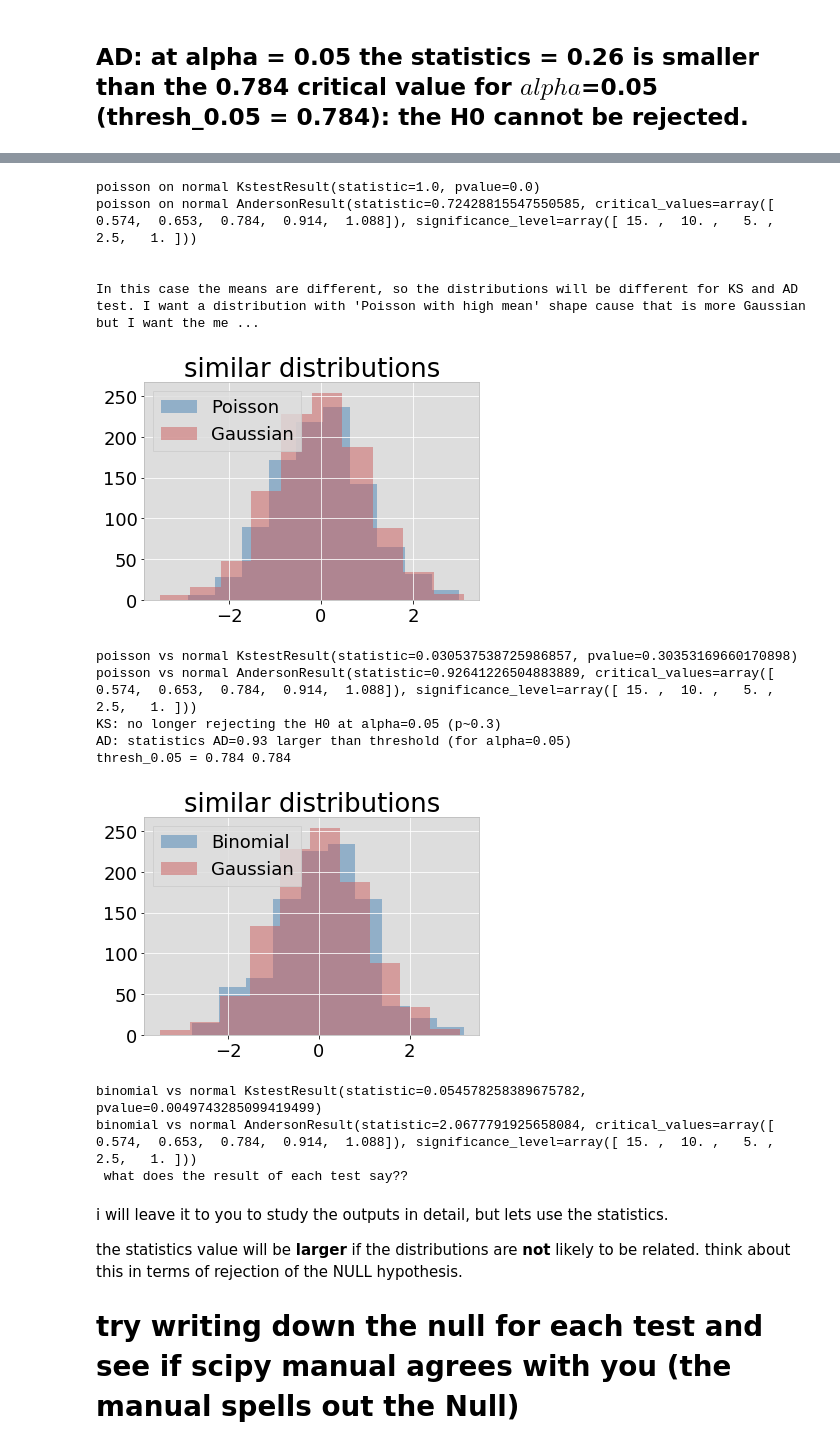
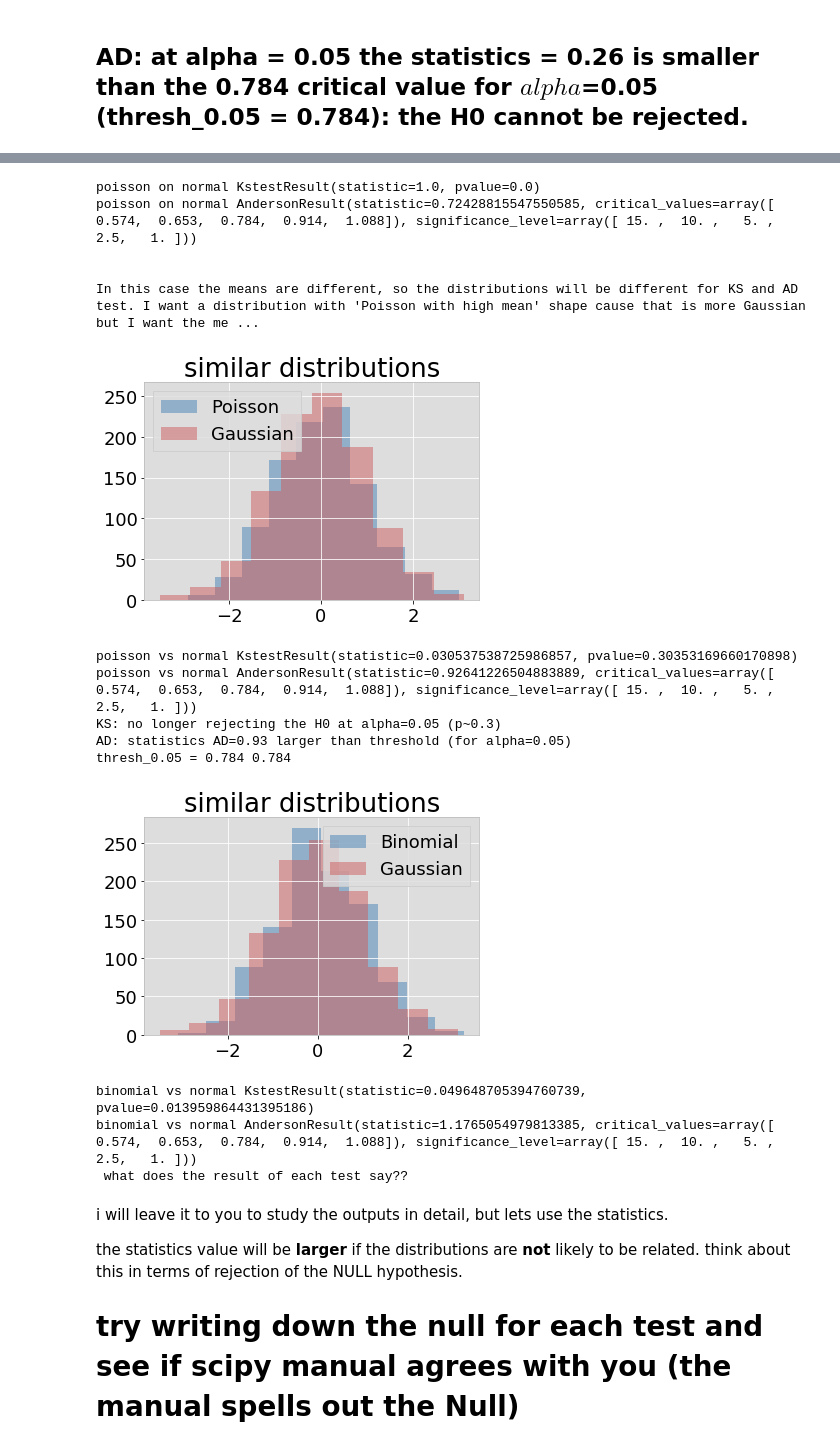
Before and after one commit to fedhere/PUI2017_fb55, a Jupyter notebook: HW5_fb55/Assignment2_instructions.ipynb, the cells around one changed output, grey strips where cells are left out. Drawn from its saved outputs; the diff is of its cells as text; code cells hidden in the pictures.

```diff
--- a/HW5_fb55/Assignment2_instructions.ipynb
+++ b/HW5_fb55/Assignment2_instructions.ipynb
@@ -98,37 +98,37 @@ print ("AD: statistics AD=0.93 larger than threshold (for alpha=0.05) ")
 threshold = scipy.stats.anderson(dist_n,
                                  dist='norm')[1][scipy.stats.anderson(dist_n,
                                                                       dist='norm')[2]==[5.0]]
 print ("thresh_0.05 = 0.784", threshold[0])
 
 #binomial with n=10, p=0.5 => mean=np=5, stdev=sqrt(np(1-p))
-n, p = 100, 0.5
+n, p = 200, 0.5
 dist_b = (np.random.binomial(n, p, 1000) - n * p) / np.sqrt(n * p * (1 - p))  #subtract mean divide by stdev
 pl.figure()
 pl.hist(dist_b, alpha=0.5, label="Binomial")
 pl.hist(dist_n, alpha=0.5, label="Gaussian")
 pl.legend()
 pl.title("similar distributions")
 pl.show()
 
 print ("binomial vs normal", scipy.stats.kstest(dist_b,'norm'))
 print ("binomial vs normal", scipy.stats.anderson(dist_b, dist='norm'))
 print (" what does the result of each test say??")
 # %% [output]
 [figure]
 poisson on normal KstestResult(statistic=1.0, pvalue=0.0)
 poisson on normal AndersonResult(statistic=0.72428815547550585, critical_values=array([ 0.574,  0.653,  0.784,  0.914,  1.088]), significance_level=array([ 15. ,  10. ,   5. ,   2.5,   1. ]))
 
 
 In this case the means are different, so the distributions will be different for KS and AD test. I want a distribution with 'Poisson with high mean' shape cause that is more Gaussian but I want the me ...
 [figure]
 poisson vs normal KstestResult(statistic=0.030537538725986857, pvalue=0.30353169660170898)
 poisson vs normal AndersonResult(statistic=0.92641226504883889, critical_values=array([ 0.574,  0.653,  0.784,  0.914,  1.088]), significance_level=array([ 15. ,  10. ,   5. ,   2.5,   1. ]))
 KS: no longer rejecting the H0 at alpha=0.05 (p~0.3)
 AD: statistics AD=0.93 larger than threshold (for alpha=0.05)
 thresh_0.05 = 0.784 0.784
-[figure, old version]
+[figure, new version]
-binomial vs normal KstestResult(statistic=0.054578258389675782, pvalue=0.0049743285099419499)
-binomial vs normal AndersonResult(statistic=2.0677791925658084, critical_values=array([ 0.574,  0.653,  0.784,  0.914,  1.088]), significance_level=array([ 15. ,  10. ,   5. ,   2.5,   1. ]))
+binomial vs normal KstestResult(statistic=0.049648705394760739, pvalue=0.013959864431395186)
+binomial vs normal AndersonResult(statistic=1.1765054979813385, critical_values=array([ 0.574,  0.653,  0.784,  0.914,  1.088]), significance_level=array([ 15. ,  10. ,   5. ,   2.5,   1. ]))
  what does the result of each test say??
 # %% [markdown]
 i will leave it to you to study the outputs in detail, but lets use the statistics.
```
